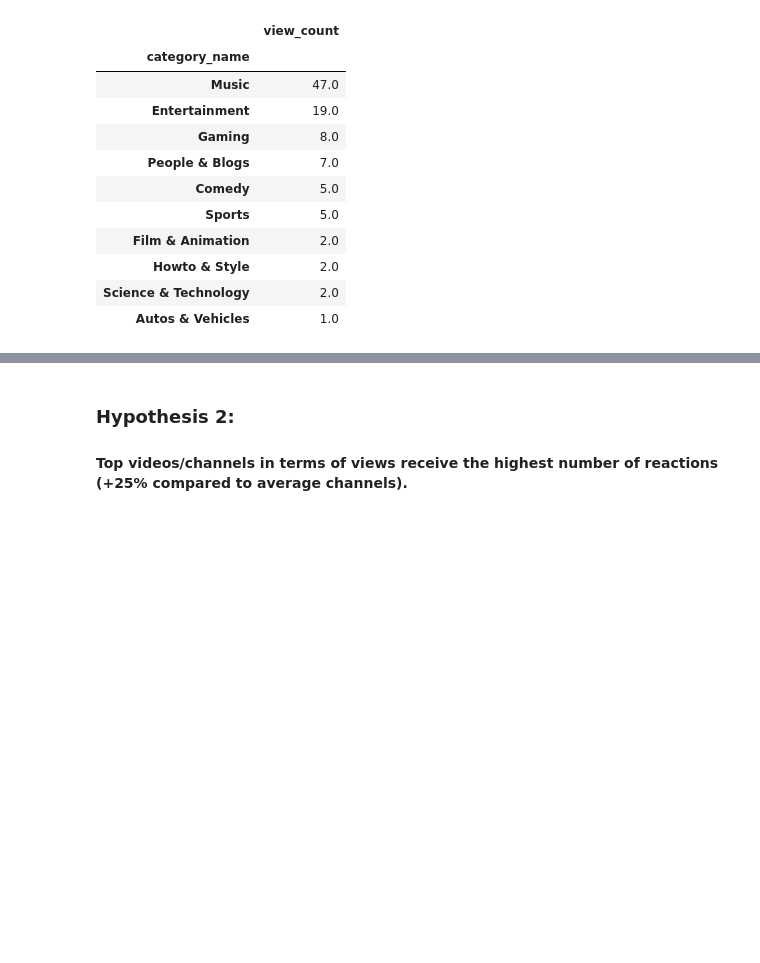
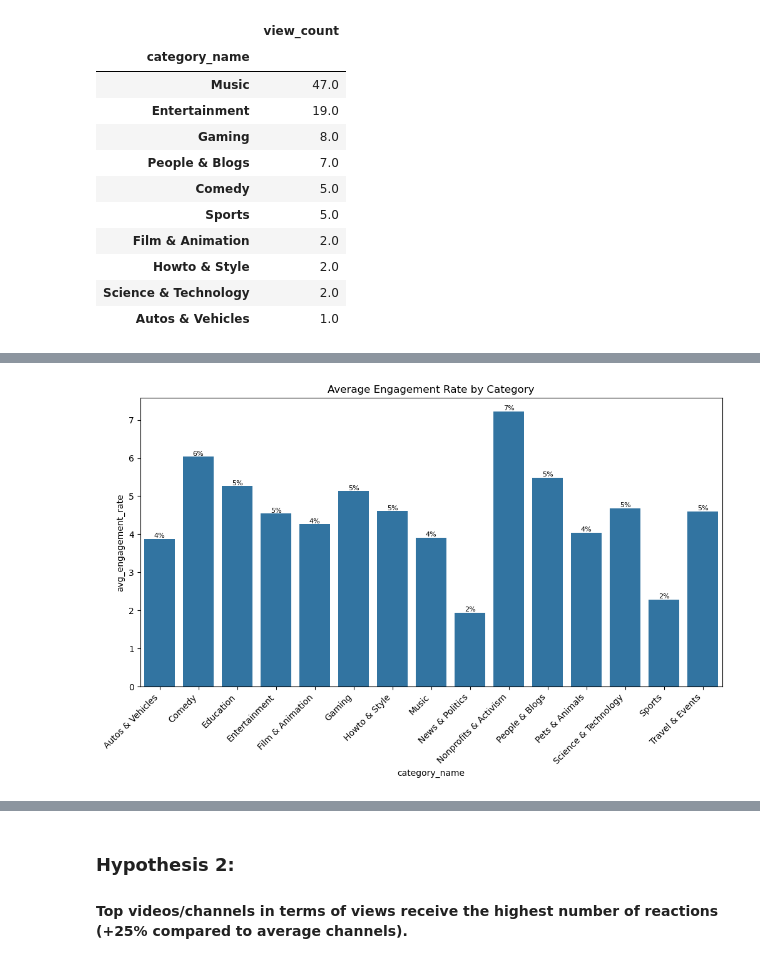
Before and after one commit to mhananem/project_youtube_data_wrangling, a Jupyter notebook: Youtube_project_structuring_data.ipynb, the cells around one changed output, grey strips where cells are left out. Cells and saved outputs as stored; diff of their text form; code cells hidden in the pictures; blank space fills up the shorter version.

```diff
--- a/Youtube_project_structuring_data.ipynb
+++ b/Youtube_project_structuring_data.ipynb
@@ -87,0 +177,13 @@ pivot_pct_desc.head(10)
+# %%
+plt.figure(figsize=(12, 6))
+ax = sns.barplot(data=pivot, x="category_name", y="avg_engagement_rate", order=category_order)
+for bar in ax.containers:
+    for rect in bar:
+        height = rect.get_height()
+        label = f'{height:.0f}%'
+        ax.text(rect.get_x() + rect.get_width()/2, height, label, ha='center', va='bottom', fontsize=8)
+plt.xticks(rotation=45, ha="right")
+plt.title("Average Engagement Rate by Category")
+plt.show()
+# %% [output]
+[figure, added]
```
Also changed, not shown: parts of 46 cells of this notebook, 2 other files.
